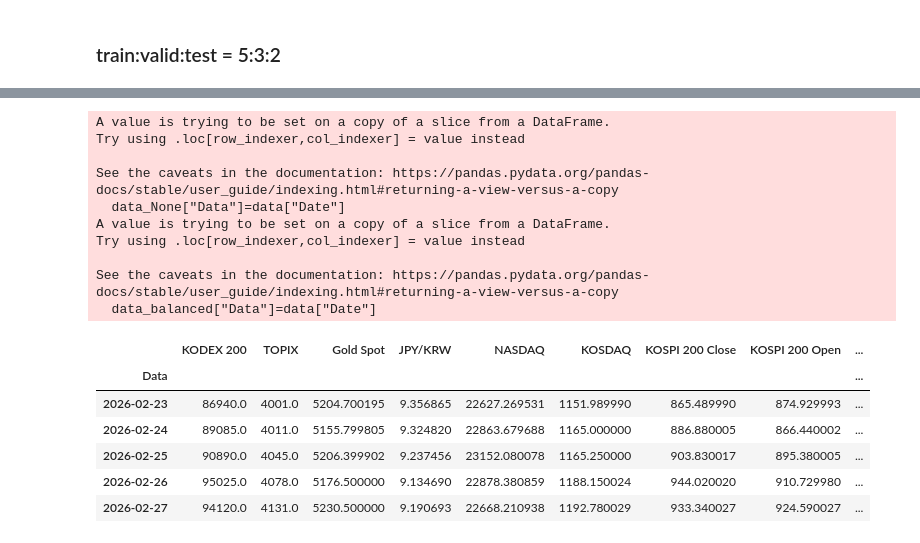
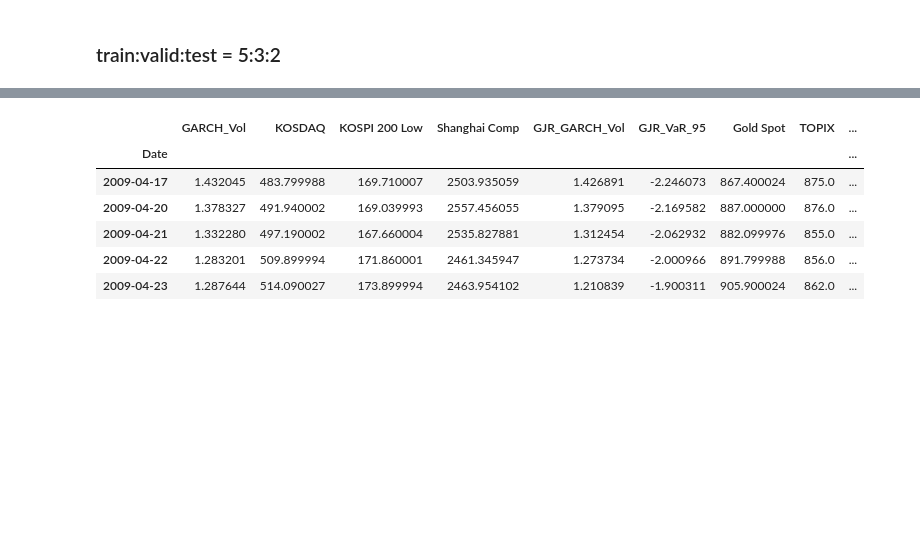
Before and after one commit to Dooman-cloud/TS-RL---, a Jupyter notebook: notebooks/sharing/05. Boruta.ipynb, the cells around one changed output, grey strips where cells are left out. Saved outputs shown, nothing was run; the diff lists cells and outputs as text; code cells hidden in the pictures; blank space fills up the shorter version.

```diff
--- a/notebooks/sharing/05. Boruta.ipynb
+++ b/notebooks/sharing/05. Boruta.ipynb
@@ -28,10 +30,15 @@ data.head()
 # %%
-X = data.drop(['Risk_Label', 'Date'], axis=1) #설명변수
-y = data['Risk_Label'] #반응변수
 
-# 스케일링
-scaler = MinMaxScaler().set_output(transform="pandas")
-X_scaled = scaler.fit_transform(X)
-X_scaled = pd.concat([X_scaled, data['Date']], axis=1)
-X_scaled.set_index('Date', inplace=True)
-X_scaled
+# Label을 0/1로 변환 (lowrisk=0, highrisk=1)
+label_norm = data['Risk_Label'].astype(str).str.strip().str.lower()
+label_map = {'lowrisk': 0, 'highrisk': 1}
+data['Risk_Label'] = label_norm.map(label_map)
+
+data['Risk_Label'] = data['Risk_Label'].astype(int)
+
+# train:valid:test 5:3:2
+data_train = data[:int(len(data) * 0.5)]
+
+# X, y 분리
+X_train = data_train.drop(['Risk_Label', 'Date'], axis=1)  # 설명변수, Date는 ML에서 불필요
+y_train = data_train['Risk_Label']  # 반응변수
@@ -53,9 +45,4 @@ X_scaled
 # %% [markdown]
 ### train:valid:test = 5:3:2
-# %%
-#데이터 셋을 5:3:2로 나누기
-
-X_scaled_train=X_scaled[:int(0.5*len(X_scaled))]
-y_train=y[:int(0.5*len(y))]
 # %%
 # 랜덤 포레스트 + Boruta (class_weight 2개 자동 실행)
@@ -356,30 +389,16 @@ plot_top_features(feat_df_result2, imp_pct_result2, "Top feature boxplot (result
+# %%
+selected_features=feat_df_result[feat_df_result['status'] != 'Rejected']['feature'].tolist()
 # %%
-data_None=data[selected_features1]
-data_balanced=data[selected_features2]
-
-data_None["Data"]=data["Date"]
-data_balanced["Data"]=data["Date"]
-
-data_None.set_index("Data", inplace=True)
-data_balanced.set_index("Data", inplace=True)
-
-data_None.tail()
+data_selected = data[selected_features].copy()
+data_selected['Date'] = pd.to_datetime(data['Date'])
+data_selected.set_index('Date', inplace=True)
+data_selected.head()
 # %% [output]
-A value is trying to be set on a copy of a slice from a DataFrame.
-Try using .loc[row_indexer,col_indexer] = value instead
-
-See the caveats in the documentation: https://pandas.pydata.org/pandas-docs/stable/user_guide/indexing.html#returning-a-view-versus-a-copy
-  data_None["Data"]=data["Date"]
-A value is trying to be set on a copy of a slice from a DataFrame.
-Try using .loc[row_indexer,col_indexer] = value instead
-
-See the caveats in the documentation: https://pandas.pydata.org/pandas-docs/stable/user_guide/indexing.html#returning-a-view-versus-a-copy
-  data_balanced["Data"]=data["Date"]
-|  | KODEX 200 | TOPIX | Gold Spot | JPY/KRW | NASDAQ | KOSDAQ | KOSPI 200 Close | KOSPI 200 Open | ... |
-| Data |  |  |  |  |  |  |  |  | ... |
-| 2026-02-23 | 86940.0 | 4001.0 | 5204.700195 | 9.356865 | 22627.269531 | 1151.989990 | 865.489990 | 874.929993 | ... |
-| 2026-02-24 | 89085.0 | 4011.0 | 5155.799805 | 9.324820 | 22863.679688 | 1165.000000 | 886.880005 | 866.440002 | ... |
-| 2026-02-25 | 90890.0 | 4045.0 | 5206.399902 | 9.237456 | 23152.080078 | 1165.250000 | 903.830017 | 895.380005 | ... |
-| 2026-02-26 | 95025.0 | 4078.0 | 5176.500000 | 9.134690 | 22878.380859 | 1188.150024 | 944.020020 | 910.729980 | ... |
-| 2026-02-27 | 94120.0 | 4131.0 | 5230.500000 | 9.190693 | 22668.210938 | 1192.780029 | 933.340027 | 924.590027 | ... |
+|  | GARCH_Vol | KOSDAQ | KOSPI 200 Low | Shanghai Comp | GJR_GARCH_Vol | GJR_VaR_95 | Gold Spot | TOPIX | ... |
+| Date |  |  |  |  |  |  |  |  | ... |
+| 2009-04-17 | 1.432045 | 483.799988 | 169.710007 | 2503.935059 | 1.426891 | -2.246073 | 867.400024 | 875.0 | ... |
+| 2009-04-20 | 1.378327 | 491.940002 | 169.039993 | 2557.456055 | 1.379095 | -2.169582 | 887.000000 | 876.0 | ... |
+| 2009-04-21 | 1.332280 | 497.190002 | 167.660004 | 2535.827881 | 1.312454 | -2.062932 | 882.099976 | 855.0 | ... |
+| 2009-04-22 | 1.283201 | 509.899994 | 171.860001 | 2461.345947 | 1.273734 | -2.000966 | 891.799988 | 856.0 | ... |
+| 2009-04-23 | 1.287644 | 514.090027 | 173.899994 | 2463.954102 | 1.210839 | -1.900311 | 905.900024 | 862.0 | ... |
 # %%
```
Also changed, not shown: parts of 12 cells of this notebook, 1 other file.
